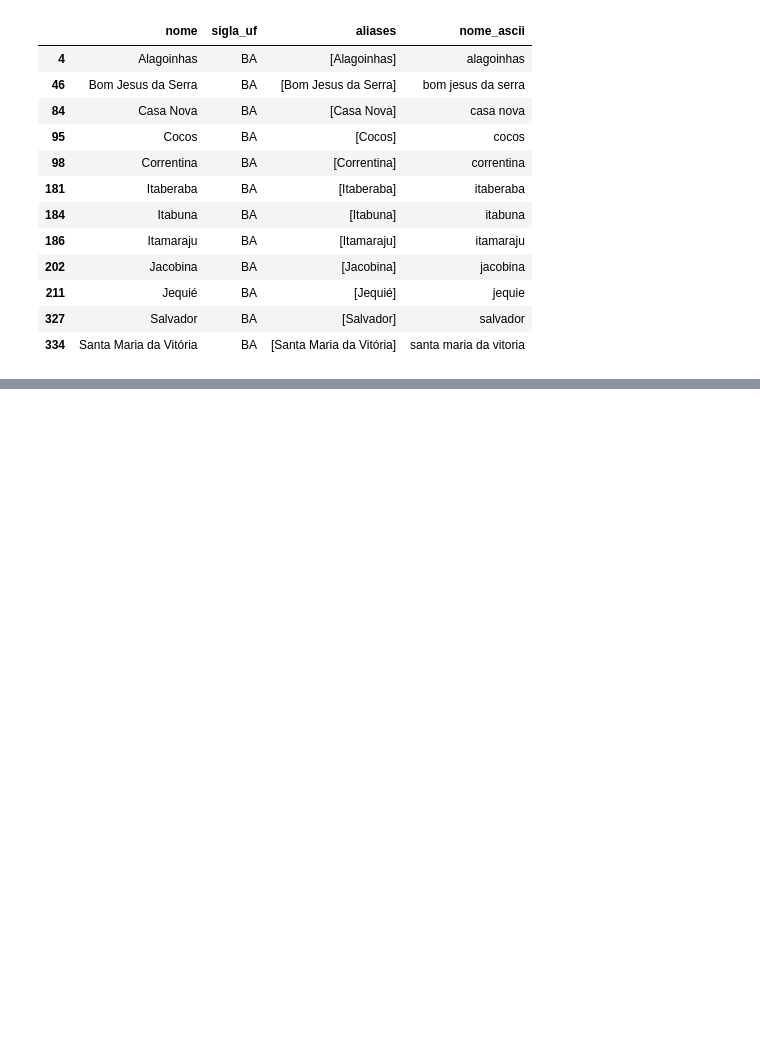
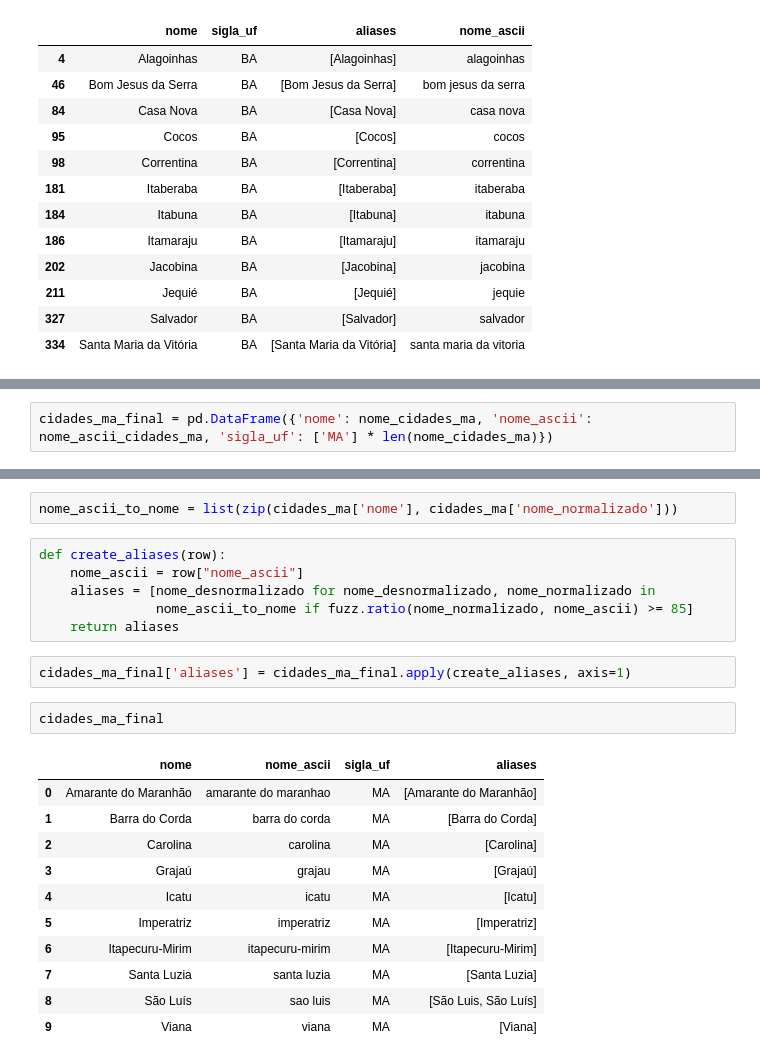
Before and after one commit to marcelsby/tcc-ifg-kg, a Jupyter notebook: notebooks/ifg_produz/Preprocessing UFs e Cidades.ipynb, the cells around one changed output, grey strips where cells are left out. Drawn from its saved outputs; the diff is of its cells as text; blank space fills up the shorter version.

Commit message:
chore: pré-processamento do dataset de UFs e Cidades
Maranhão e Distrito Federal

```diff
--- a/notebooks/ifg_produz/Preprocessing UFs e Cidades.ipynb
+++ b/notebooks/ifg_produz/Preprocessing UFs e Cidades.ipynb
@@ -275,0 +362,2 @@ cidades_ba_final
+# %%
+cidades_ma_final = pd.DataFrame({'nome': nome_cidades_ma, 'nome_ascii': nome_ascii_cidades_ma, 'sigla_uf': ['MA'] * len(nome_cidades_ma)})
@@ -275,0 +378,24 @@ cidades_ba_final
+# %%
+nome_ascii_to_nome = list(zip(cidades_ma['nome'], cidades_ma['nome_normalizado']))
+# %%
+def create_aliases(row):
+    nome_ascii = row["nome_ascii"]
+    aliases = [nome_desnormalizado for nome_desnormalizado, nome_normalizado in
+               nome_ascii_to_nome if fuzz.ratio(nome_normalizado, nome_ascii) >= 85]
+    return aliases
+# %%
+cidades_ma_final['aliases'] = cidades_ma_final.apply(create_aliases, axis=1)
+# %%
+cidades_ma_final
+# %% [output]
+|  | nome | nome_ascii | sigla_uf | aliases |
+| 0 | Amarante do Maranhão | amarante do maranhao | MA | [Amarante do Maranhão] |
+| 1 | Barra do Corda | barra do corda | MA | [Barra do Corda] |
+| 2 | Carolina | carolina | MA | [Carolina] |
+| 3 | Grajaú | grajau | MA | [Grajaú] |
+| 4 | Icatu | icatu | MA | [Icatu] |
+| 5 | Imperatriz | imperatriz | MA | [Imperatriz] |
+| 6 | Itapecuru-Mirim | itapecuru-mirim | MA | [Itapecuru-Mirim] |
+| 7 | Santa Luzia | santa luzia | MA | [Santa Luzia] |
+| 8 | São Luís | sao luis | MA | [São Luis, São Luís] |
+| 9 | Viana | viana | MA | [Viana] |
```
Also changed, not shown: parts of 18 cells of this notebook, 1 other file.
